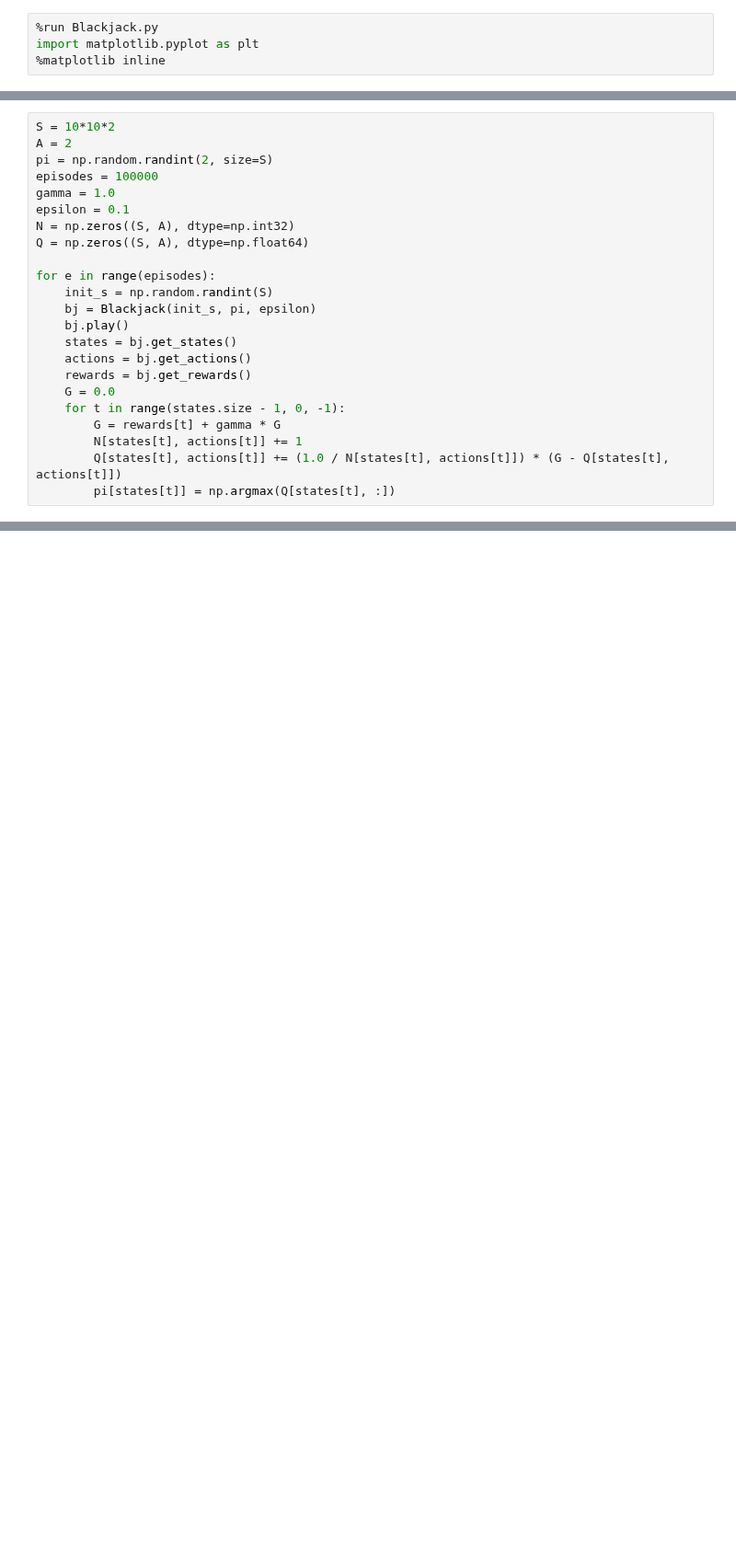
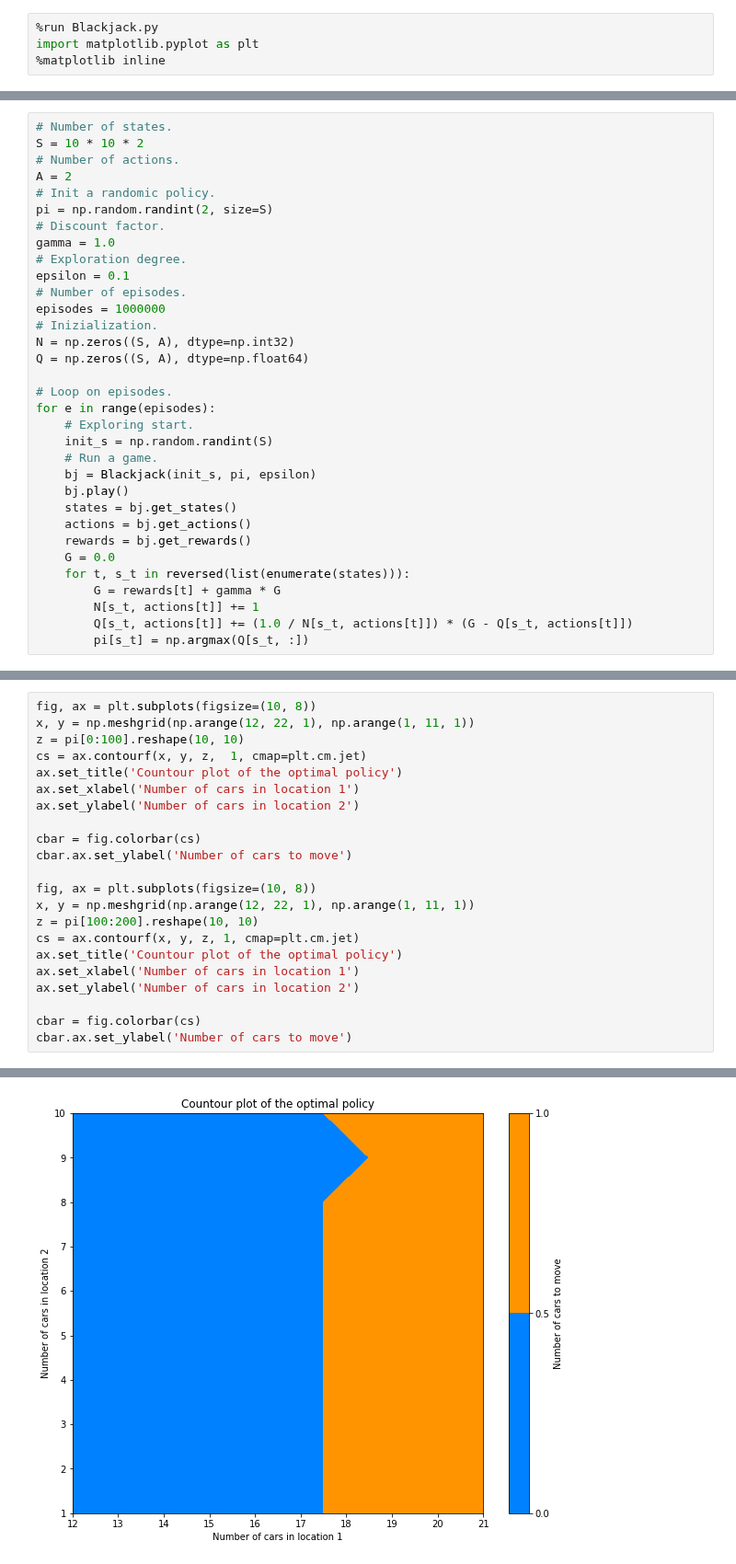
Before and after one commit to robmasocco/mrl, a Jupyter notebook: Blackjack/blackjack.ipynb, the cells around one changed output, grey strips where cells are left out. Shown at 92% size. Cells and saved outputs as stored; diff of their text form; blank space fills up the shorter version.

```diff
--- a/Blackjack/blackjack.ipynb
+++ b/Blackjack/blackjack.ipynb
@@ -7,23 +52,33 @@ import matplotlib.pyplot as plt
 # %%
-S = 10*10*2
+# Number of states.
+S = 10 * 10 * 2
+# Number of actions.
 A = 2
+# Init a randomic policy.
 pi = np.random.randint(2, size=S)
-episodes = 100000
+# Discount factor.
 gamma = 1.0
+# Exploration degree.
 epsilon = 0.1
+# Number of episodes.
+episodes = 1000000
+# Inizialization.
 N = np.zeros((S, A), dtype=np.int32)
 Q = np.zeros((S, A), dtype=np.float64)
 
+# Loop on episodes.
 for e in range(episodes):
+    # Exploring start.
     init_s = np.random.randint(S)
+    # Run a game.
     bj = Blackjack(init_s, pi, epsilon)
     bj.play()
     states = bj.get_states()
     actions = bj.get_actions()
     rewards = bj.get_rewards()
     G = 0.0
-    for t in range(states.size - 1, 0, -1):
+    for t, s_t in reversed(list(enumerate(states))):
         G = rewards[t] + gamma * G
-        N[states[t], actions[t]] += 1
-        Q[states[t], actions[t]] += (1.0 / N[states[t], actions[t]]) * (G - Q[states[t], actions[t]])
-        pi[states[t]] = np.argmax(Q[states[t], :])
+        N[s_t, actions[t]] += 1
+        Q[s_t, actions[t]] += (1.0 / N[s_t, actions[t]]) * (G - Q[s_t, actions[t]])
+        pi[s_t] = np.argmax(Q[s_t, :])
@@ -49,0 +85,23 @@ TypeError: Shapes of x (100, 100) and z (10, 10) do not match
+# %%
+fig, ax = plt.subplots(figsize=(10, 8))
+x, y = np.meshgrid(np.arange(12, 22, 1), np.arange(1, 11, 1))
+z = pi[0:100].reshape(10, 10)
+cs = ax.contourf(x, y, z,  1, cmap=plt.cm.jet)
+ax.set_title('Countour plot of the optimal policy')
+ax.set_xlabel('Number of cars in location 1')
+ax.set_ylabel('Number of cars in location 2')
+
+cbar = fig.colorbar(cs)
+cbar.ax.set_ylabel('Number of cars to move')
+
+fig, ax = plt.subplots(figsize=(10, 8))
+x, y = np.meshgrid(np.arange(12, 22, 1), np.arange(1, 11, 1))
+z = pi[100:200].reshape(10, 10)
+cs = ax.contourf(x, y, z, 1, cmap=plt.cm.jet)
+ax.set_title('Countour plot of the optimal policy')
+ax.set_xlabel('Number of cars in location 1')
+ax.set_ylabel('Number of cars in location 2')
+
+cbar = fig.colorbar(cs)
+cbar.ax.set_ylabel('Number of cars to move')
+# %% [output]
@@ -49,0 +109 @@ TypeError: Shapes of x (100, 100) and z (10, 10) do not match
+[figure, added]
```
Also changed, not shown: parts of 7 cells of this notebook, 1 other file.
